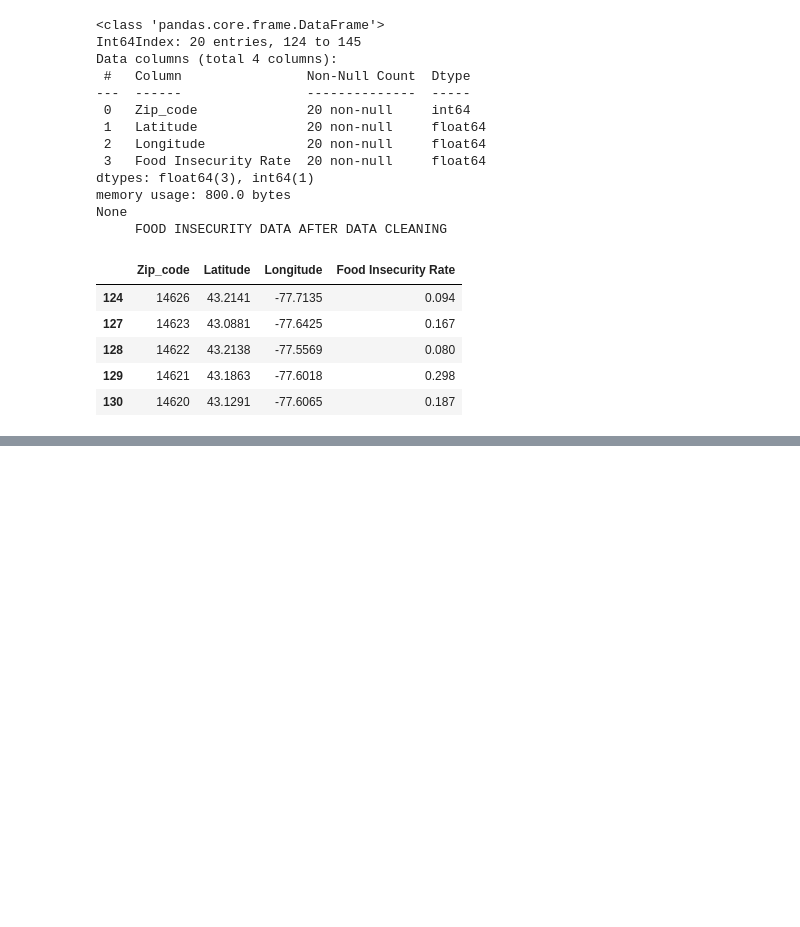
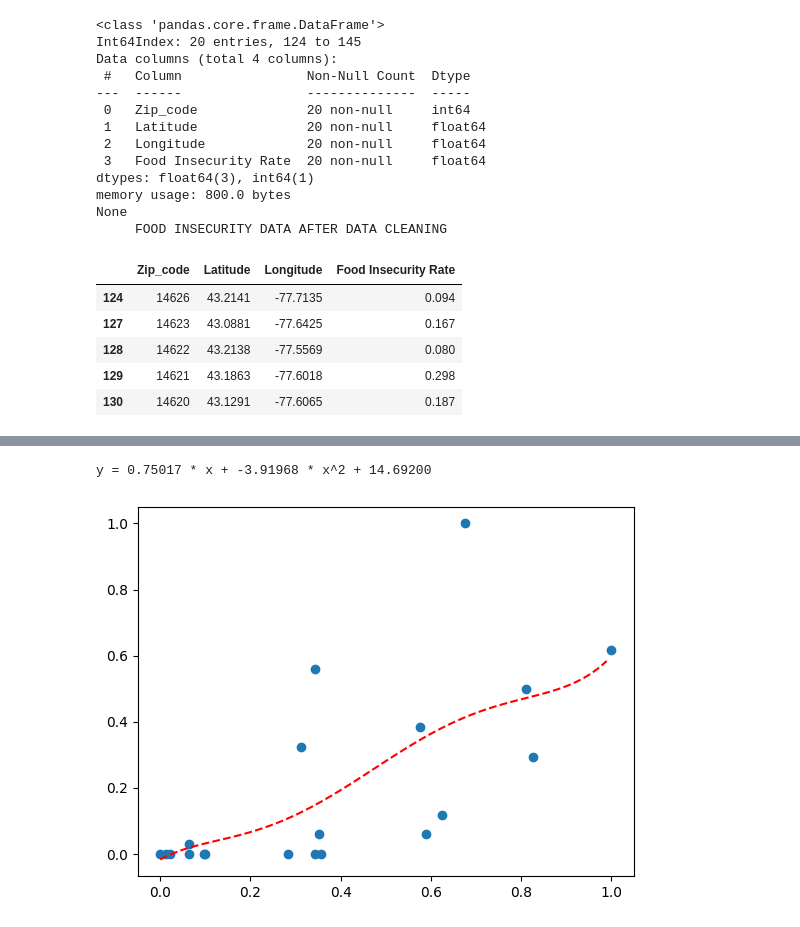
Before and after one commit to javac0f/RocGunHungerEda, a Jupyter notebook: Jared_TryAgain.ipynb, the cells around one changed output, grey strips where cells are left out. Saved outputs shown, nothing was run; the diff lists cells and outputs as text; code cells hidden in the pictures; blank space fills up the shorter version.

```diff
--- a/Jared_TryAgain.ipynb
+++ b/Jared_TryAgain.ipynb
@@ -176 +171,7 @@ for i in range(len(gun_lat)):
     zipcodes.append(address.get('postcode'))
+# %%
+gun_data = gun_data.reset_index(drop=True)
+zipcode_2022_23 = pd.Series(zipcodes)
+gun_data['Zip_code'] = zipcode_2022_23
+# %%
+gun_data = gun_data.groupby(['Zip_code'])['X'].count().reset_index(name="count")
@@ -176,0 +219,5 @@ for i in range(len(gun_lat)):
+# %%
+gun_data['Zip_code'] = gun_data['Zip_code'].astype(int)
+full_data = pd.merge(hunger_data, gun_data, on='Zip_code')
+print("                         FULL DATA SET")
+full_data.head(10)
@@ -176,0 +237,6 @@ for i in range(len(gun_lat)):
+# %%
+full_data['Food Insecurity Rate'] = (full_data['Food Insecurity Rate']-full_data['Food Insecurity Rate'].min())/(full_data['Food Insecurity Rate'].max()-full_data['Food Insecurity Rate'].min())
+full_data['Gun Violence Rate'] = (full_data['Number of Shootings']-full_data['Number of Shootings'].min())/(full_data['Number of Shootings'].max()-full_data['Number of Shootings'].min())
+
+print("                   Scaled Dataset Using Min-Max Normalization")
+full_data.head(10)
@@ -176,0 +256,22 @@ for i in range(len(gun_lat)):
+# %%
+from scipy.optimize import curve_fit
+from matplotlib import pyplot
+from numpy import arange
+def objective(x, a, b, c, d, e, f):
+ return (a * x) + (b * x**2) + (c * x**3) + (d * x**4) + (e * x**5) + f
+popt, _ = curve_fit(objective, full_data["Food Insecurity Rate"], full_data['Gun Violence Rate'])
+# summarize the parameter values
+a, b,c,d,e,f = popt
+print('y = %.5f * x + %.5f * x^2 + %.5f' % (a, b, c))
+# plot input vs output
+pyplot.scatter(full_data["Food Insecurity Rate"], full_data['Gun Violence Rate'])
+# define a sequence of inputs between the smallest and largest known inputs
+x_line = arange(min(full_data["Food Insecurity Rate"]), max(full_data["Food Insecurity Rate"]), 0.01)
+# calculate the output for the range
+y_line = objective(x_line, a, b,c,d,e,f)
+# create a line plot for the mapping function
+pyplot.plot(x_line, y_line, '--', color='red')
+pyplot.show()
+# %% [output]
+y = 0.75017 * x + -3.91968 * x^2 + 14.69200
+[figure, added]
```
Also changed, not shown: parts of 5 cells of this notebook, 1 other file.
